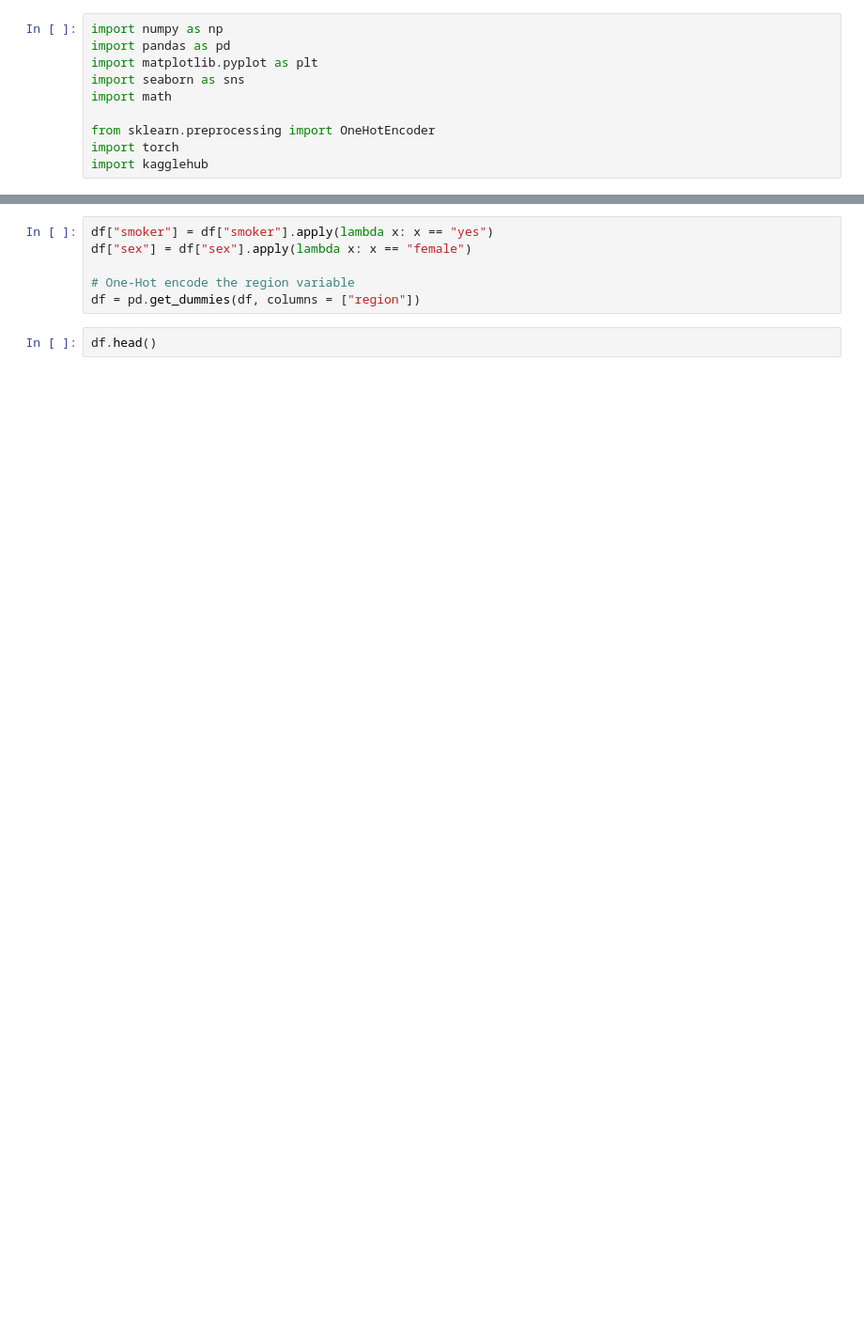
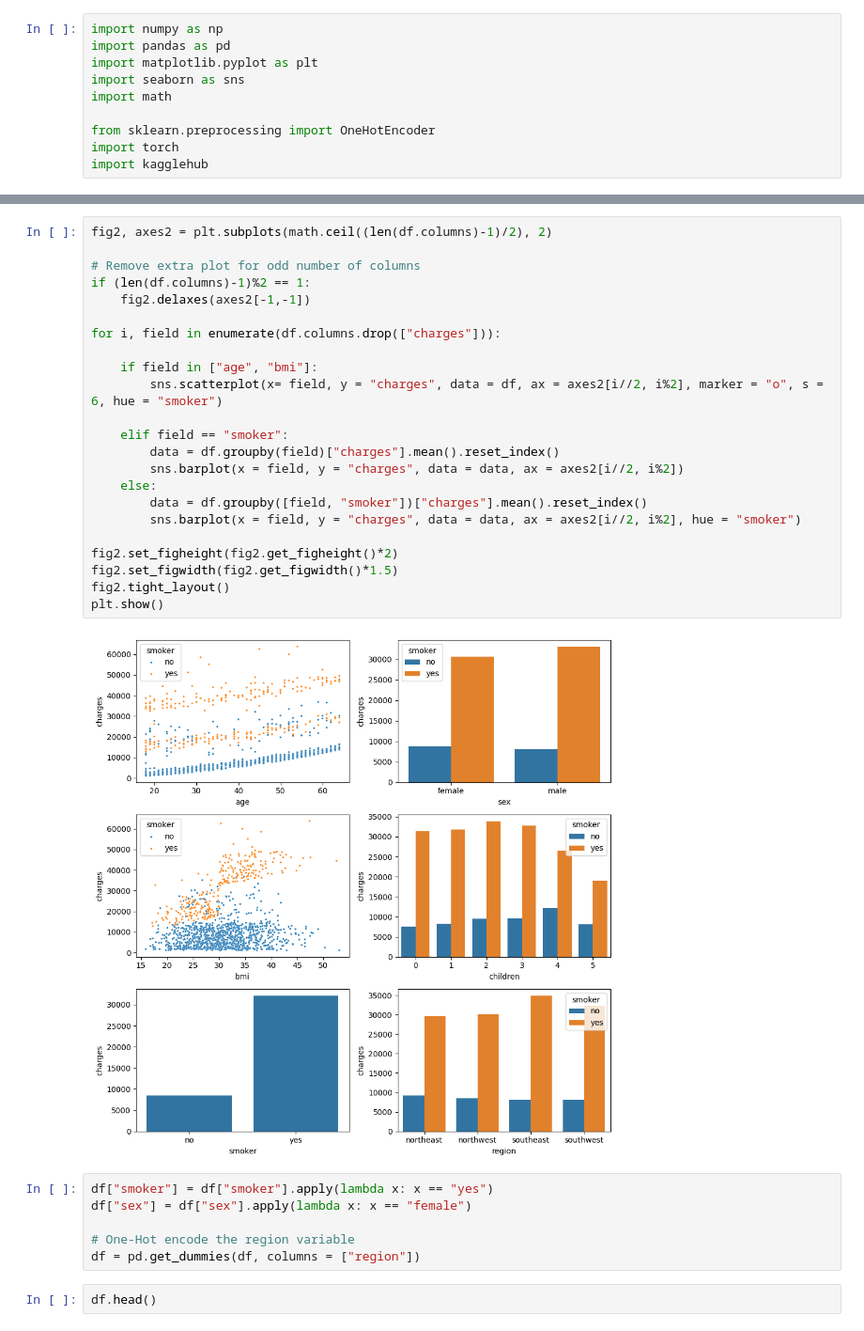
Before and after one commit to Wh4yw4rd/medicalInsurancePricing, a Jupyter notebook: medical_insurance_EDA.ipynb, the cells around one changed output, grey strips where cells are left out. Shown: that part at 94% size. Drawn from its saved outputs; the diff is of its cells as text; blank space fills up the shorter version.

```diff
--- a/medical_insurance_EDA.ipynb
+++ b/medical_insurance_EDA.ipynb
@@ -55,3 +53,28 @@ As from the plots above, we can see there is an uneven distribution of data for
+# %%
+fig2, axes2 = plt.subplots(math.ceil((len(df.columns)-1)/2), 2)
+
+# Remove extra plot for odd number of columns
+if (len(df.columns)-1)%2 == 1:
+    fig2.delaxes(axes2[-1,-1])
+
+for i, field in enumerate(df.columns.drop(["charges"])):
+
+    if field in ["age", "bmi"]:
+        sns.scatterplot(x= field, y = "charges", data = df, ax = axes2[i//2, i%2], marker = "o", s = 6, hue = "smoker")
+
+    elif field == "smoker":
+        data = df.groupby(field)["charges"].mean().reset_index()
+        sns.barplot(x = field, y = "charges", data = data, ax = axes2[i//2, i%2])
+    else:
+        data = df.groupby([field, "smoker"])["charges"].mean().reset_index()
+        sns.barplot(x = field, y = "charges", data = data, ax = axes2[i//2, i%2], hue = "smoker")
+
+fig2.set_figheight(fig2.get_figheight()*2)
+fig2.set_figwidth(fig2.get_figwidth()*1.5)
+fig2.tight_layout()
+plt.show()
+# %% [output]
+[figure, added]
 # %%
 df["smoker"] = df["smoker"].apply(lambda x: x == "yes")
 df["sex"] = df["sex"].apply(lambda x: x == "female")
```
Also changed, not shown: parts of 4 cells of this notebook.
